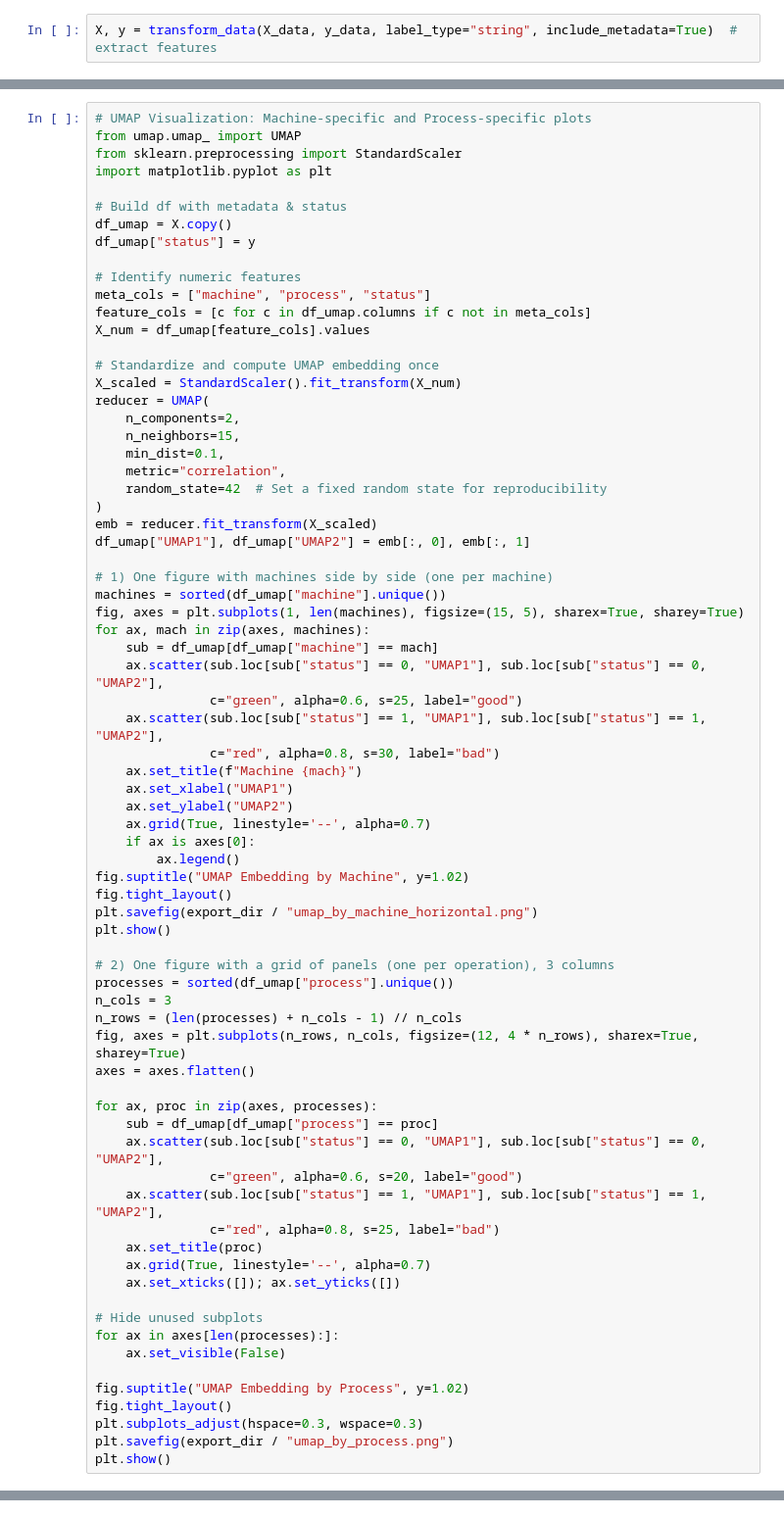
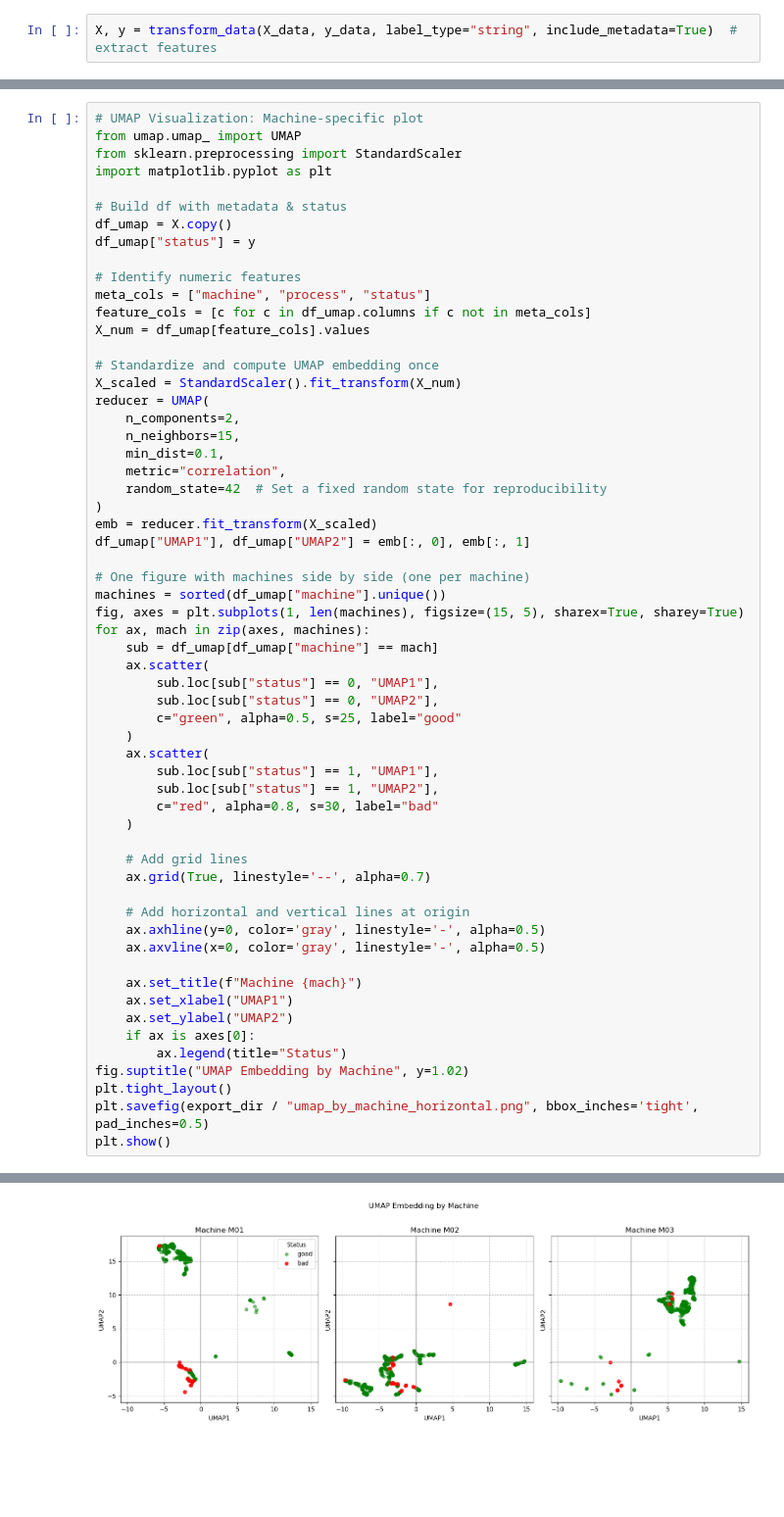
Before and after one commit to koendebonth/DSS_Thesis_CNC, a Jupyter notebook: src/UMAP.ipynb, the cells around one changed output, grey strips where cells are left out. Shown: that part at 98% size. Cells and saved outputs as stored; diff of their text form; blank space fills up the shorter version.

```diff
--- a/src/UMAP.ipynb
+++ b/src/UMAP.ipynb
@@ -114,5 +141,5 @@ plt.show()
 # %%
-# UMAP Visualization: Machine-specific and Process-specific plots
+# UMAP Visualization: Machine-specific plot
 from umap.umap_ import UMAP
 from sklearn.preprocessing import StandardScaler
 import matplotlib.pyplot as plt
@@ -138,49 +165,36 @@ reducer = UMAP(
 emb = reducer.fit_transform(X_scaled)
 df_umap["UMAP1"], df_umap["UMAP2"] = emb[:, 0], emb[:, 1]
 
-# 1) One figure with machines side by side (one per machine)
+# One figure with machines side by side (one per machine)
 machines = sorted(df_umap["machine"].unique())
 fig, axes = plt.subplots(1, len(machines), figsize=(15, 5), sharex=True, sharey=True)
 for ax, mach in zip(axes, machines):
     sub = df_umap[df_umap["machine"] == mach]
-    ax.scatter(sub.loc[sub["status"] == 0, "UMAP1"], sub.loc[sub["status"] == 0, "UMAP2"],
-               c="green", alpha=0.6, s=25, label="good")
-    ax.scatter(sub.loc[sub["status"] == 1, "UMAP1"], sub.loc[sub["status"] == 1, "UMAP2"],
-               c="red", alpha=0.8, s=30, label="bad")
+    ax.scatter(
+        sub.loc[sub["status"] == 0, "UMAP1"],
+        sub.loc[sub["status"] == 0, "UMAP2"],
+        c="green", alpha=0.5, s=25, label="good"
+    )
+    ax.scatter(
+        sub.loc[sub["status"] == 1, "UMAP1"],
+        sub.loc[sub["status"] == 1, "UMAP2"],
+        c="red", alpha=0.8, s=30, label="bad"
+    )
+
+    # Add grid lines
+    ax.grid(True, linestyle='--', alpha=0.7)
+
+    # Add horizontal and vertical lines at origin
+    ax.axhline(y=0, color='gray', linestyle='-', alpha=0.5)
+    ax.axvline(x=0, color='gray', linestyle='-', alpha=0.5)
+
     ax.set_title(f"Machine {mach}")
     ax.set_xlabel("UMAP1")
     ax.set_ylabel("UMAP2")
-    ax.grid(True, linestyle='--', alpha=0.7)
     if ax is axes[0]:
-        ax.legend()
+        ax.legend(title="Status")
 fig.suptitle("UMAP Embedding by Machine", y=1.02)
-fig.tight_layout()
-plt.savefig(export_dir / "umap_by_machine_horizontal.png")
+plt.tight_layout()
+plt.savefig(export_dir / "umap_by_machine_horizontal.png", bbox_inches='tight', pad_inches=0.5)
 plt.show()
-
-# 2) One figure with a grid of panels (one per operation), 3 columns
-processes = sorted(df_umap["process"].unique())
-n_cols = 3
-n_rows = (len(processes) + n_cols - 1) // n_cols
-fig, axes = plt.subplots(n_rows, n_cols, figsize=(12, 4 * n_rows), sharex=True, sharey=True)
-axes = axes.flatten()
-
-for ax, proc in zip(axes, processes):
-    sub = df_umap[df_umap["process"] == proc]
-    ax.scatter(sub.loc[sub["status"] == 0, "UMAP1"], sub.loc[sub["status"] == 0, "UMAP2"],
-               c="green", alpha=0.6, s=20, label="good")
-    ax.scatter(sub.loc[sub["status"] == 1, "UMAP1"], sub.loc[sub["status"] == 1, "UMAP2"],
-               c="red", alpha=0.8, s=25, label="bad")
-    ax.set_title(proc)
-    ax.grid(True, linestyle='--', alpha=0.7)
-    ax.set_xticks([]); ax.set_yticks([])
-
-# Hide unused subplots
-for ax in axes[len(processes):]:
-    ax.set_visible(False)
-
-fig.suptitle("UMAP Embedding by Process", y=1.02)
-fig.tight_layout()
-plt.subplots_adjust(hspace=0.3, wspace=0.3)
-plt.savefig(export_dir / "umap_by_process.png")
-plt.show()
+# %% [output]
@@ -187,3 +202,4 @@ plt.show()
+[figure, added]
 # %%
 fig, ax = plt.subplots(figsize=(6, 6))
 ax.scatter(
```
Also changed, not shown: parts of 6 cells of this notebook, 1 other file.
